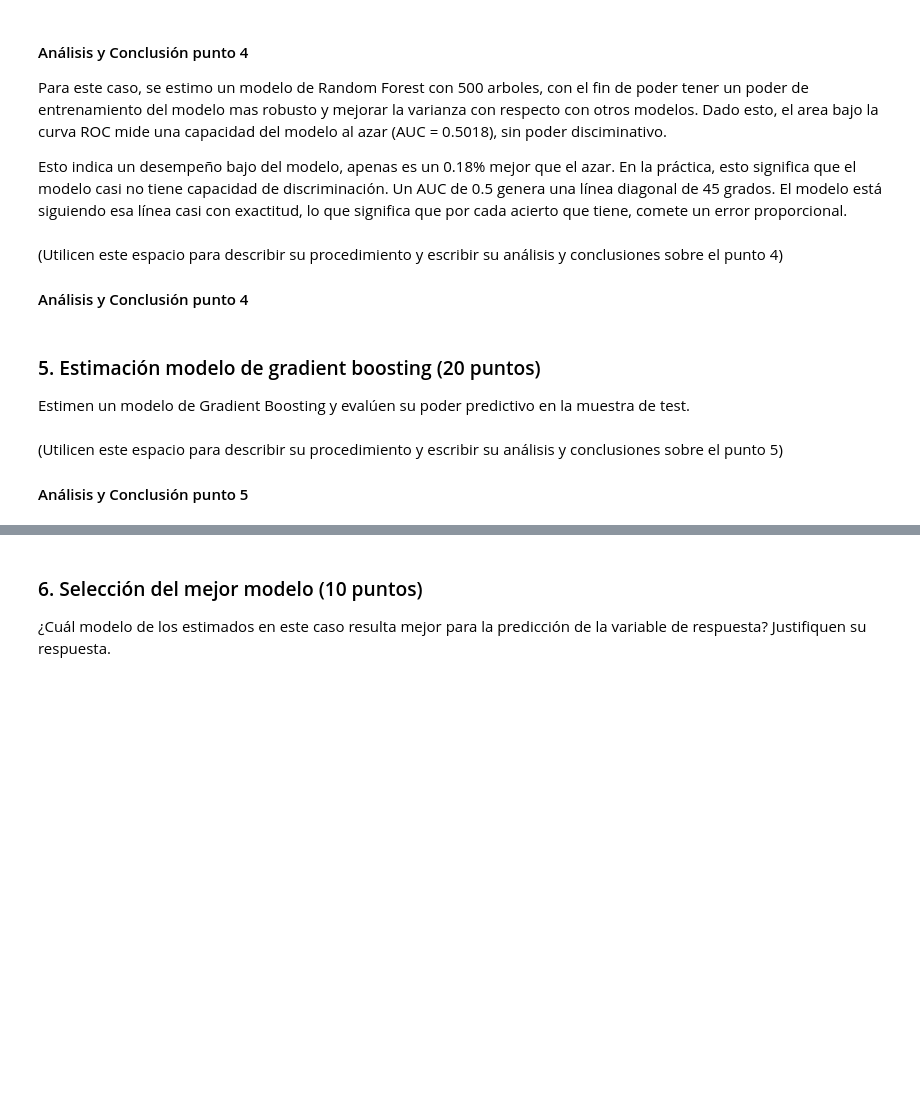
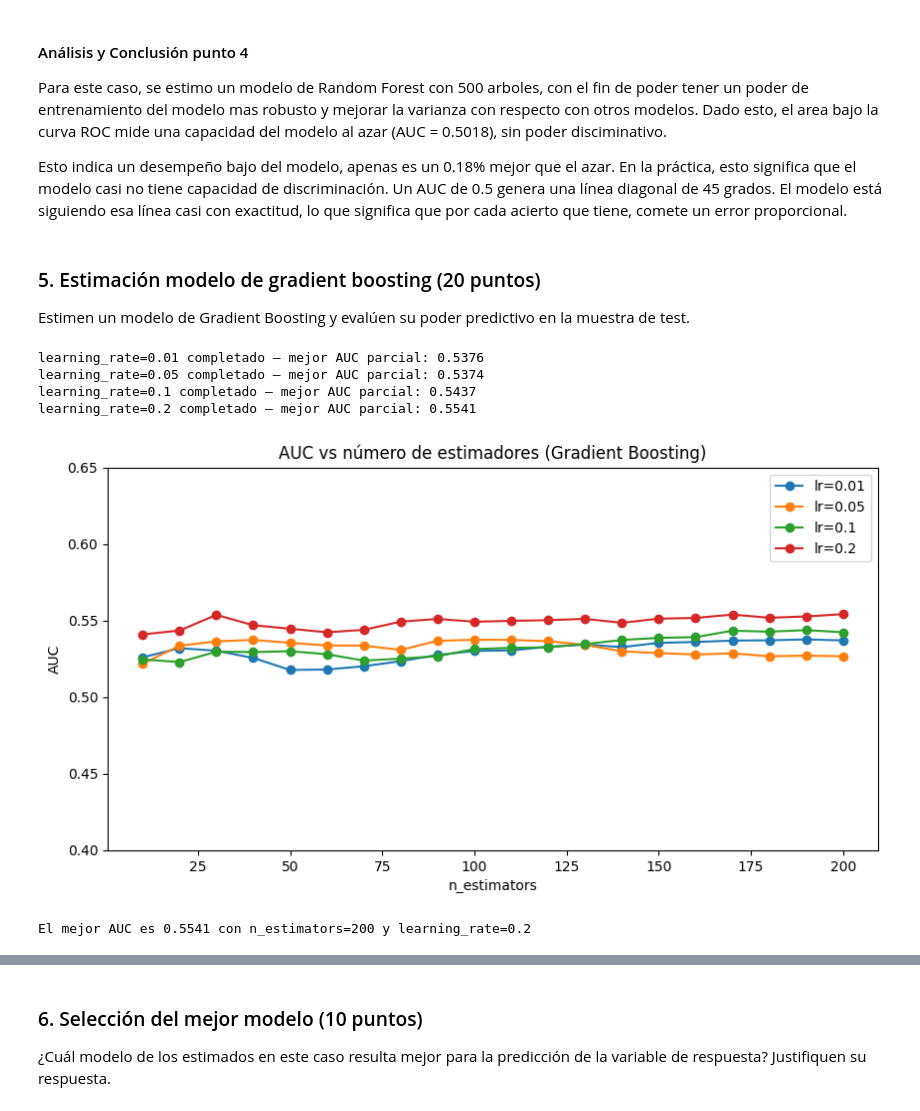
Before and after one commit to Marcocruz88/Caso-arboles-y-ensamblajes, a Jupyter notebook: Caso aplicación de árboles de decisión y ensamblajes.ipynb, the cells around one changed output, grey strips where cells are left out. Drawn from its saved outputs; the diff is of its cells as text; code cells hidden in the pictures; blank space fills up the shorter version.

Commit message:
punto 5

```diff
--- a/Caso aplicación de árboles de decisión y ensamblajes.ipynb
+++ b/Caso aplicación de árboles de decisión y ensamblajes.ipynb
@@ -264,9 +262,6 @@ El AUC del modelo es: 0.5018
 Para este caso, se estimo un modelo de Random Forest con 500 arboles, con el fin de poder tener un poder de entrenamiento del modelo mas robusto y mejorar la varianza con respecto con otros modelos. Dado esto, el area bajo la curva ROC mide una capacidad del modelo al azar (AUC = 0.5018), sin poder disciminativo.
 
 Esto indica un desempeño bajo del modelo, apenas es un 0.18% mejor que el azar. En la práctica, esto significa que el modelo casi no tiene capacidad de discriminación. Un AUC de 0.5 genera una línea diagonal de 45 grados. El modelo está siguiendo esa línea casi con exactitud, lo que significa que por cada acierto que tiene, comete un error proporcional.
-# %% [markdown]
-(Utilicen este espacio para describir su procedimiento y escribir su análisis y conclusiones sobre el punto 4)
-#### Análisis y Conclusión punto 4
 # %% [markdown]
 ### 5. Estimación modelo de gradient boosting (20 puntos)
 Estimen un modelo de Gradient Boosting y evalúen su poder predictivo en la muestra de test.
@@ -275,3 +268,62 @@ Estimen un modelo de Gradient Boosting y evalúen su poder predictivo en la mues
-# %% [markdown]
-(Utilicen este espacio para describir su procedimiento y escribir su análisis y conclusiones sobre el punto 5)
-#### Análisis y Conclusión punto 5
+# %%
+#### Utilicen este espacio para escribir los códigos del procedimiento del punto 5 ####
+
+kf = TimeSeriesSplit(n_splits=10)
+
+n_estimators_gb = range(10, 210, 10)
+learning_rates = [0.01, 0.05, 0.1, 0.2]
+
+mejor_auc_gb = 0
+mejor_n_est = 0
+mejor_lr = 0
+resultados_gb = []
+
+for lr in learning_rates:
+    auc_por_nestimators_gb = []
+    for n in n_estimators_gb:
+        auc_folds = []
+        for train_idx, test_idx in kf.split(XTotal):
+            X_trainCV, X_testCV = XTotal[train_idx], XTotal[test_idx]
+            y_trainCV, y_testCV = yTotal[train_idx], yTotal[test_idx]
+
+            clf = GradientBoostingClassifier(
+                n_estimators=n,
+                learning_rate=lr,
+                max_depth=3,
+                random_state=0
+            ).fit(X_trainCV, y_trainCV)
+
+            scores = clf.predict_proba(X_testCV)[:, 1]
+            auc_folds.append(metrics.roc_auc_score(y_testCV, scores))
+
+        media_auc = np.mean(auc_folds)
+        auc_por_nestimators_gb.append(media_auc)
+
+        if media_auc > mejor_auc_gb:
+            mejor_auc_gb = media_auc
+            mejor_n_est = n
+            mejor_lr = lr
+
+    resultados_gb.append((lr, auc_por_nestimators_gb))
+    print(f"learning_rate={lr} completado — mejor AUC parcial: {max(auc_por_nestimators_gb):.4f}")
+
+# Grafica
+plt.figure(figsize=(10, 5))
+plt.title("AUC vs número de estimadores (Gradient Boosting)")
+for lr, aucs in resultados_gb:
+    plt.plot(list(n_estimators_gb), aucs, marker='o', label=f'lr={lr}')
+plt.xlabel("n_estimators")
+plt.ylabel("AUC")
+plt.ylim(0.4, 0.65)
+plt.legend()
+plt.show()
+
+mejorauc_gboost = mejor_auc_gb
+print(f"\nEl mejor AUC es {mejorauc_gboost:.4f} con n_estimators={mejor_n_est} y learning_rate={mejor_lr}")
+# %% [output]
+learning_rate=0.01 completado — mejor AUC parcial: 0.5376
+learning_rate=0.05 completado — mejor AUC parcial: 0.5374
+learning_rate=0.1 completado — mejor AUC parcial: 0.5437
+learning_rate=0.2 completado — mejor AUC parcial: 0.5541
+[figure, added]
+El mejor AUC es 0.5541 con n_estimators=200 y learning_rate=0.2
```
Also changed, not shown: parts of 6 cells of this notebook.
